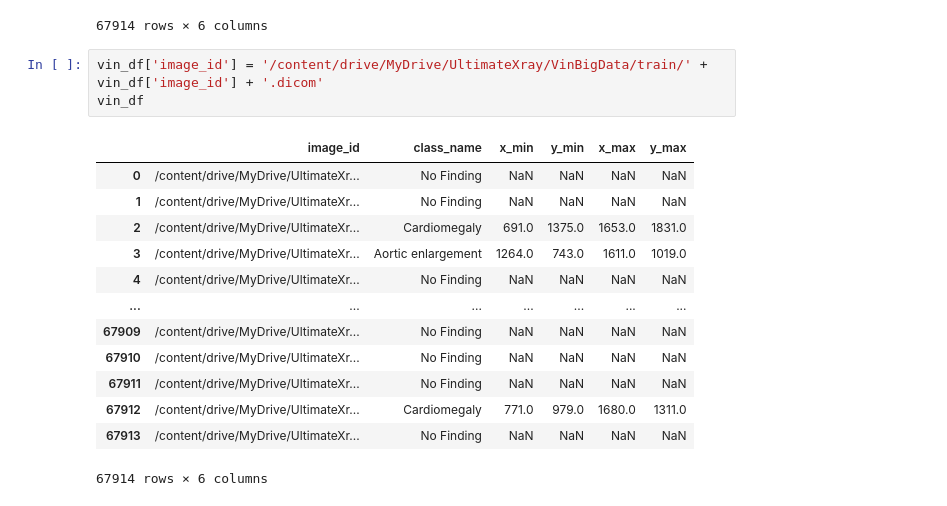
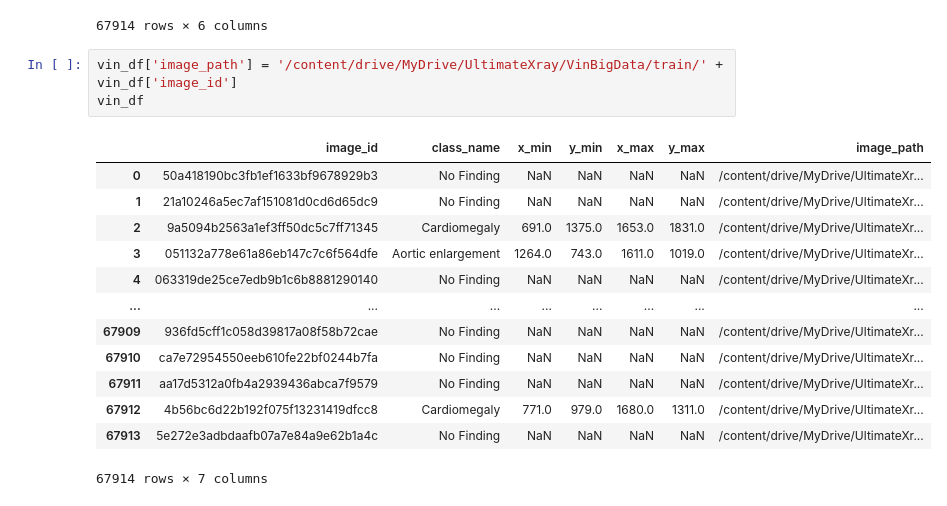
Before and after one commit to SkinHeadDressSom/Ultimate-X-ray-AI, a Jupyter notebook: CXR_data_preparation.ipynb, the cells around one changed output. Saved outputs shown, nothing was run; the diff lists cells and outputs as text.

```diff
--- a/CXR_data_preparation.ipynb
+++ b/CXR_data_preparation.ipynb
@@ -170,19 +198,19 @@ vin_df
 | 67913 | 5e272e3adbdaafb07a7e84a9e62b1a4c | No Finding | NaN | NaN | NaN | NaN |
 67914 rows × 6 columns
 # %%
-vin_df['image_id'] = '/content/drive/MyDrive/UltimateXray/VinBigData/train/' + vin_df['image_id'] + '.dicom'
+vin_df['image_path'] = '/content/drive/MyDrive/UltimateXray/VinBigData/train/' + vin_df['image_id']
 vin_df
 # %% [output]
-|  | image_id | class_name | x_min | y_min | x_max | y_max |
-| 0 | /content/drive/MyDrive/UltimateXr... | No Finding | NaN | NaN | NaN | NaN |
-| 1 | /content/drive/MyDrive/UltimateXr... | No Finding | NaN | NaN | NaN | NaN |
-| 2 | /content/drive/MyDrive/UltimateXr... | Cardiomegaly | 691.0 | 1375.0 | 1653.0 | 1831.0 |
-| 3 | /content/drive/MyDrive/UltimateXr... | Aortic enlargement | 1264.0 | 743.0 | 1611.0 | 1019.0 |
-| 4 | /content/drive/MyDrive/UltimateXr... | No Finding | NaN | NaN | NaN | NaN |
-| ... | ... | ... | ... | ... | ... | ... |
-| 67909 | /content/drive/MyDrive/UltimateXr... | No Finding | NaN | NaN | NaN | NaN |
-| 67910 | /content/drive/MyDrive/UltimateXr... | No Finding | NaN | NaN | NaN | NaN |
-| 67911 | /content/drive/MyDrive/UltimateXr... | No Finding | NaN | NaN | NaN | NaN |
-| 67912 | /content/drive/MyDrive/UltimateXr... | Cardiomegaly | 771.0 | 979.0 | 1680.0 | 1311.0 |
-| 67913 | /content/drive/MyDrive/UltimateXr... | No Finding | NaN | NaN | NaN | NaN |
+|  | image_id | class_name | x_min | y_min | x_max | y_max | image_path |
+| 0 | 50a418190bc3fb1ef1633bf9678929b3 | No Finding | NaN | NaN | NaN | NaN | /content/drive/MyDrive/UltimateXr... |
+| 1 | 21a10246a5ec7af151081d0cd6d65dc9 | No Finding | NaN | NaN | NaN | NaN | /content/drive/MyDrive/UltimateXr... |
+| 2 | 9a5094b2563a1ef3ff50dc5c7ff71345 | Cardiomegaly | 691.0 | 1375.0 | 1653.0 | 1831.0 | /content/drive/MyDrive/UltimateXr... |
+| 3 | 051132a778e61a86eb147c7c6f564dfe | Aortic enlargement | 1264.0 | 743.0 | 1611.0 | 1019.0 | /content/drive/MyDrive/UltimateXr... |
+| 4 | 063319de25ce7edb9b1c6b8881290140 | No Finding | NaN | NaN | NaN | NaN | /content/drive/MyDrive/UltimateXr... |
+| ... | ... | ... | ... | ... | ... | ... | ... |
+| 67909 | 936fd5cff1c058d39817a08f58b72cae | No Finding | NaN | NaN | NaN | NaN | /content/drive/MyDrive/UltimateXr... |
+| 67910 | ca7e72954550eeb610fe22bf0244b7fa | No Finding | NaN | NaN | NaN | NaN | /content/drive/MyDrive/UltimateXr... |
+| 67911 | aa17d5312a0fb4a2939436abca7f9579 | No Finding | NaN | NaN | NaN | NaN | /content/drive/MyDrive/UltimateXr... |
+| 67912 | 4b56bc6d22b192f075f13231419dfcc8 | Cardiomegaly | 771.0 | 979.0 | 1680.0 | 1311.0 | /content/drive/MyDrive/UltimateXr... |
+| 67913 | 5e272e3adbdaafb07a7e84a9e62b1a4c | No Finding | NaN | NaN | NaN | NaN | /content/drive/MyDrive/UltimateXr... |
-67914 rows × 6 columns
+67914 rows × 7 columns
```
Also changed, not shown: parts of 18 cells of this notebook.
